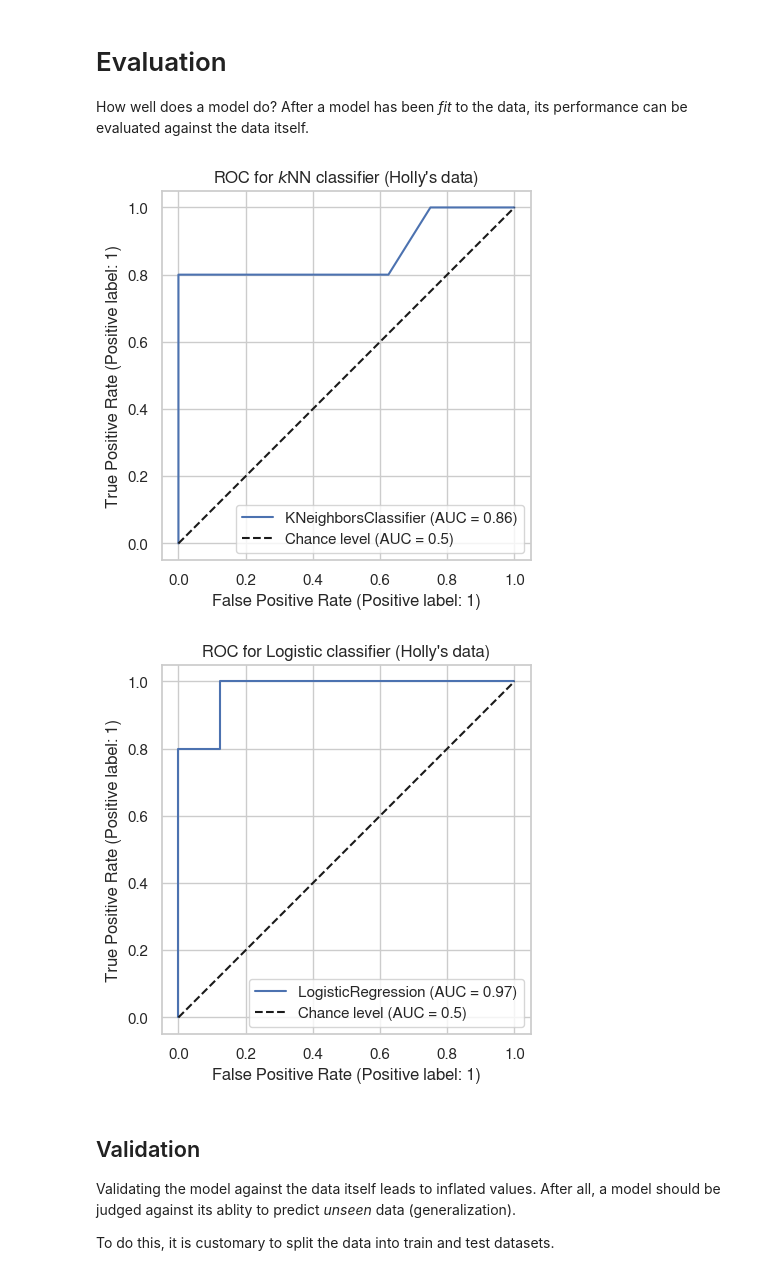
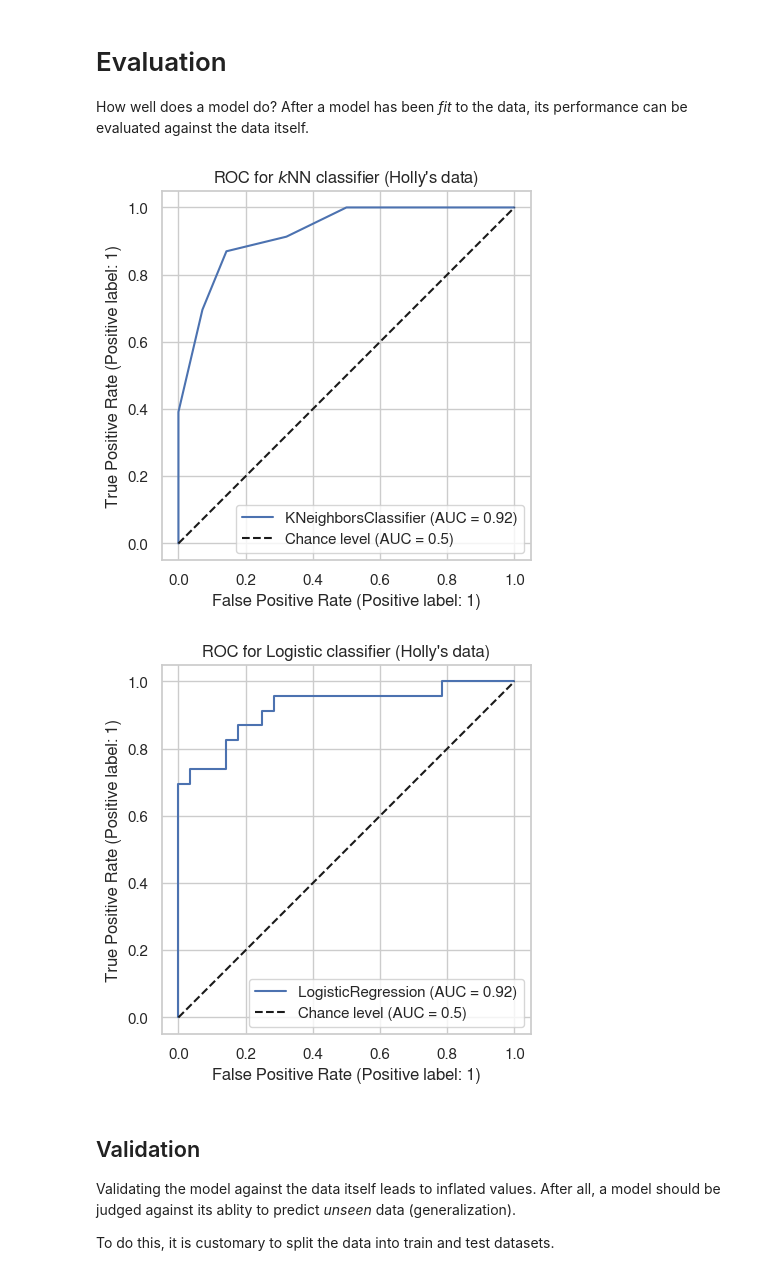
Before and after one commit to UWCCDL/LabTutorials, a Jupyter notebook: IntroToML.ipynb, the cells around one changed output. Saved outputs shown, nothing was run; the diff lists cells and outputs as text; code cells hidden in the pictures.

```diff
--- a/IntroToML.ipynb
+++ b/IntroToML.ipynb
@@ -254,8 +254,10 @@ plt.show()
 ## _k_-Nearest Neighbor
 # %%
 newobs = [80, 0.35]
-x, y = newobs
-ax=sns.scatterplot(data, x="age", y="sof", s=60, hue="clinicalStatus")
+newobs_z = [(newobs[0] - data.age.mean())/data.age.std(),
+            (newobs[1] - data.sof.mean())/data.sof.std()]
+x, y = newobs_z
+ax=sns.scatterplot(dataZ, x="age_zscore", y="sof_zscore", s=60, hue=data.clinicalStatus)
 ax.scatter(x, y, marker="o", color="cyan", s=100)
 plt.show()
 # %% [output]
@@ -263,8 +265,22 @@ plt.show()
 # %%
 from sklearn.neighbors import KNeighborsClassifier
 point = pd.DataFrame({"age":newobs[:-1], "sof":newobs[1:]}) #np.array([newobs]).reshape((1,2))
-dataX = data[["age","sof"]]
-knn = KNeighborsClassifier(n_neighbors=5)
-knn.fit(dataX, data.clinicalStatus)
-knn.predict(point)
+point_z = pd.DataFrame({"age_zscore":newobs_z[:-1], "sof_zscore":newobs_z[1:]}) #np.array([newobs]).reshape((1,2))
+knn = KNeighborsClassifier(n_neighbors=1)
+knn.fit(dataZ, data.clinicalStatus)
+knn.predict(point_z)
+
+ks = range(1, 10)
+predictions = []
+for k in ks:
+    knn = KNeighborsClassifier(n_neighbors=k)
+    knn.fit(dataZ, data.clinicalStatus)
+    predictions.append(knn.predict(point_z))
+
+classes = ([x[0] for x in predictions])
+predictions = [0 if x == "HC" else 1 for x in classes]
+results = pd.DataFrame({"k":ks, "predictions" : predictions, "classes": classes})
+ax = sns.scatterplot(results, x="k", y="predictions", hue="classes", s=100, hue_order=['HC', 'MCI'])
+ax.set_title("Predictions by $k$ value")
+plt.show()
 # %% [output]
@@ -338,25 +361,25 @@ plt.show()
 How well does a model do? After a model has been _fit_ to the data, its performance can be evaluated against the data itself.
 # %%
 knn = KNeighborsClassifier(n_neighbors=5)
-knn.fit(dataX, classes)
+knn.fit(dataZ, classes)
 fig, ax = plt.subplots(1)
-RocCurveDisplay.from_estimator(knn, X_test, y_test, ax=ax, plot_chance_level=True)
+RocCurveDisplay.from_estimator(knn, dataZ, classes, ax=ax, plot_chance_level=True)
 ax.set_aspect('equal')
 ax.set_title("ROC for $k$NN classifier (Holly's data)")
 plt.show()
 # %% [output]
-[figure, old version]
+[figure, new version]
 # %%
 logm = sk.linear_model.LogisticRegression(penalty=None, fit_intercept=True, max_iter=1000)
-logm.fit(dataX, classes)
+logm.fit(dataZ, classes)
 
 fig, ax = plt.subplots(1)
-RocCurveDisplay.from_estimator(logm, X_test, y_test, ax=ax, plot_chance_level=True)
+RocCurveDisplay.from_estimator(logm, dataZ, classes, ax=ax, plot_chance_level=True)
 ax.set_aspect('equal')
 ax.set_title("ROC for Logistic classifier (Holly's data)")
 plt.show()
 # %% [output]
-[figure, old version]
+[figure, new version]
 # %% [markdown]
 ## Validation
 
```
Also changed, not shown: parts of 10 cells of this notebook.
